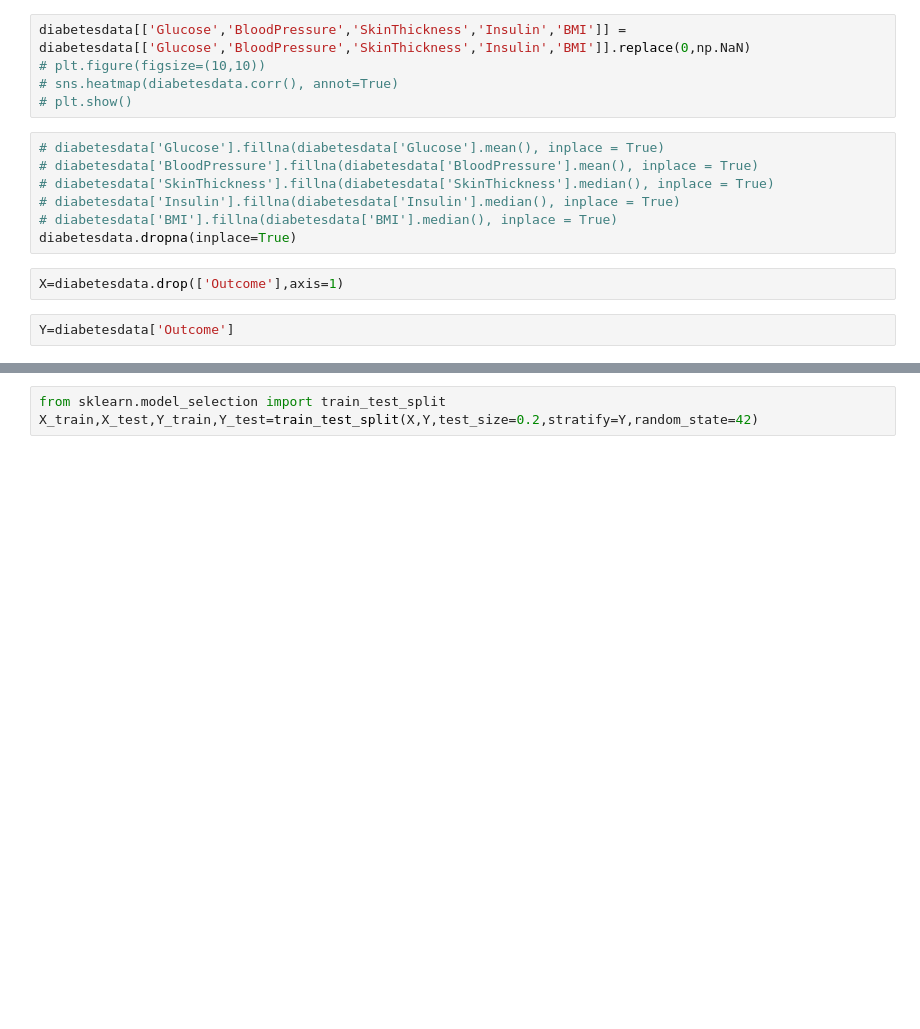
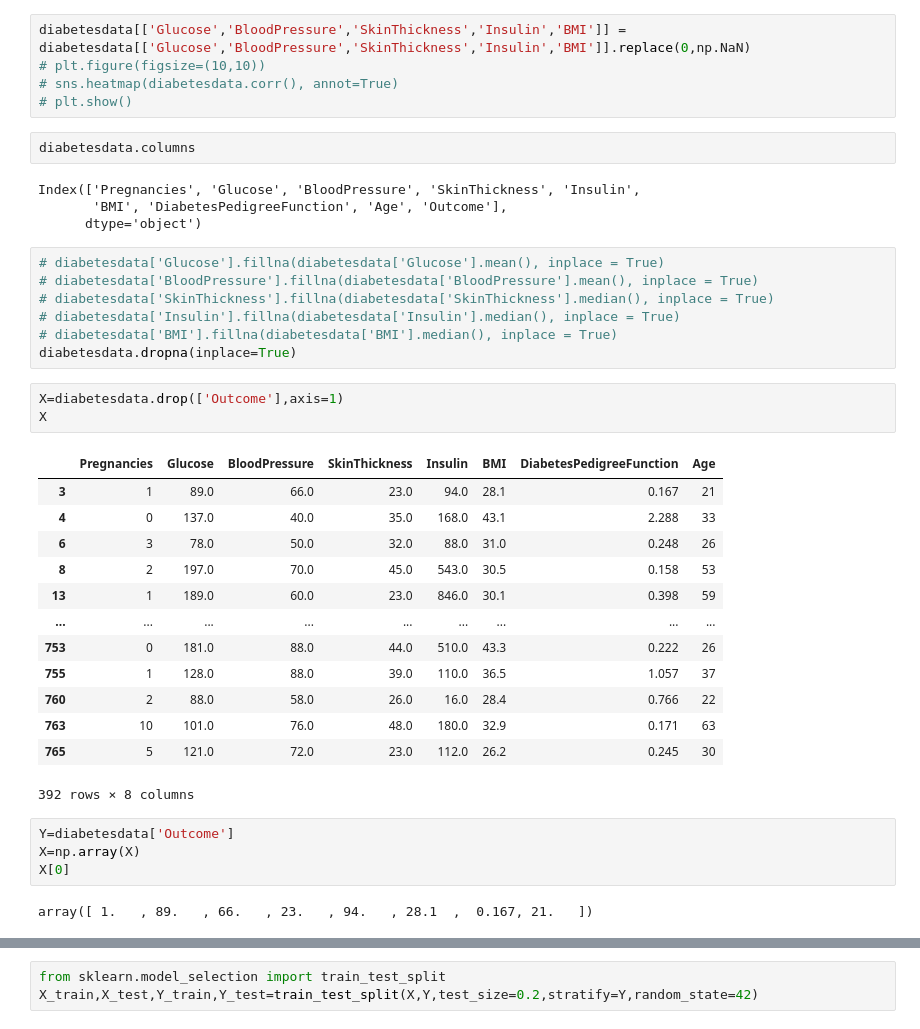
Before and after one commit to VickArmand/Early-Diabetes-Prediction-Project, a Jupyter notebook: Model for prediction.ipynb, the cells around one changed output, grey strips where cells are left out. Saved outputs shown, nothing was run; the diff lists cells and outputs as text; blank space fills up the shorter version.

```diff
--- a/Model for prediction.ipynb
+++ b/Model for prediction.ipynb
@@ -19,6 +19,12 @@ diabetesdata[['Glucose','BloodPressure','SkinThickness','Insulin','BMI']] = diab
 # plt.figure(figsize=(10,10))
 # sns.heatmap(diabetesdata.corr(), annot=True)
 # plt.show()
+# %%
+diabetesdata.columns
+# %% [output]
+Index(['Pregnancies', 'Glucose', 'BloodPressure', 'SkinThickness', 'Insulin',
+       'BMI', 'DiabetesPedigreeFunction', 'Age', 'Outcome'],
+      dtype='object')
 # %%
 # diabetesdata['Glucose'].fillna(diabetesdata['Glucose'].mean(), inplace = True)
 # diabetesdata['BloodPressure'].fillna(diabetesdata['BloodPressure'].mean(), inplace = True)
@@ -28,5 +34,24 @@ diabetesdata[['Glucose','BloodPressure','SkinThickness','Insulin','BMI']] = diab
 diabetesdata.dropna(inplace=True)
 # %%
 X=diabetesdata.drop(['Outcome'],axis=1)
+X
+# %% [output]
+|  | Pregnancies | Glucose | BloodPressure | SkinThickness | Insulin | BMI | DiabetesPedigreeFunction | Age |
+| 3 | 1 | 89.0 | 66.0 | 23.0 | 94.0 | 28.1 | 0.167 | 21 |
+| 4 | 0 | 137.0 | 40.0 | 35.0 | 168.0 | 43.1 | 2.288 | 33 |
+| 6 | 3 | 78.0 | 50.0 | 32.0 | 88.0 | 31.0 | 0.248 | 26 |
+| 8 | 2 | 197.0 | 70.0 | 45.0 | 543.0 | 30.5 | 0.158 | 53 |
+| 13 | 1 | 189.0 | 60.0 | 23.0 | 846.0 | 30.1 | 0.398 | 59 |
+| ... | ... | ... | ... | ... | ... | ... | ... | ... |
+| 753 | 0 | 181.0 | 88.0 | 44.0 | 510.0 | 43.3 | 0.222 | 26 |
+| 755 | 1 | 128.0 | 88.0 | 39.0 | 110.0 | 36.5 | 1.057 | 37 |
+| 760 | 2 | 88.0 | 58.0 | 26.0 | 16.0 | 28.4 | 0.766 | 22 |
+| 763 | 10 | 101.0 | 76.0 | 48.0 | 180.0 | 32.9 | 0.171 | 63 |
+| 765 | 5 | 121.0 | 72.0 | 23.0 | 112.0 | 26.2 | 0.245 | 30 |
+392 rows × 8 columns
 # %%
 Y=diabetesdata['Outcome']
+X=np.array(X)
+X[0]
+# %% [output]
+array([ 1.   , 89.   , 66.   , 23.   , 94.   , 28.1  ,  0.167, 21.   ])
```
Also changed, not shown: parts of 16 cells of this notebook, 5 other files.
